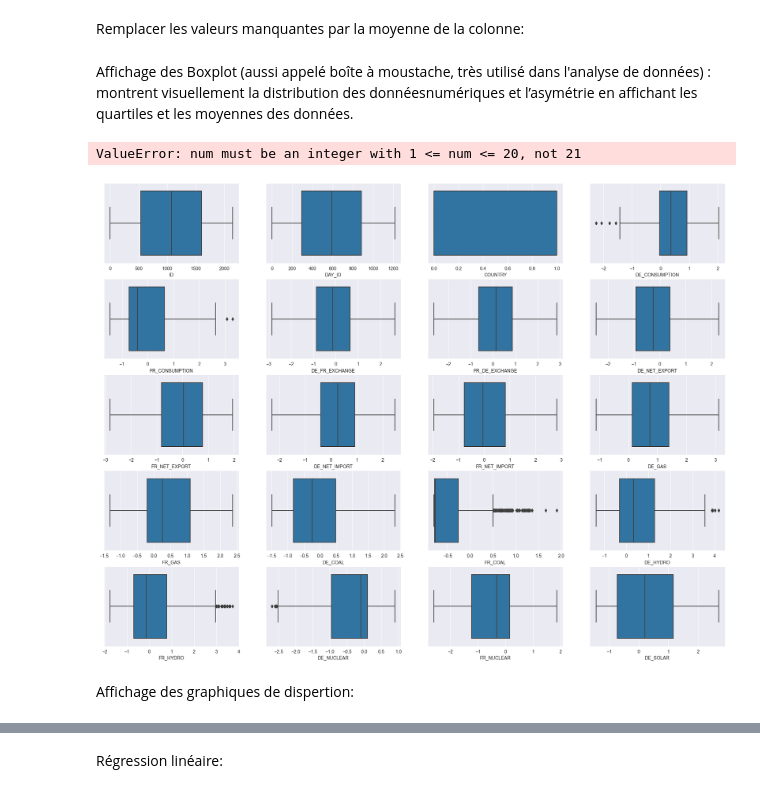
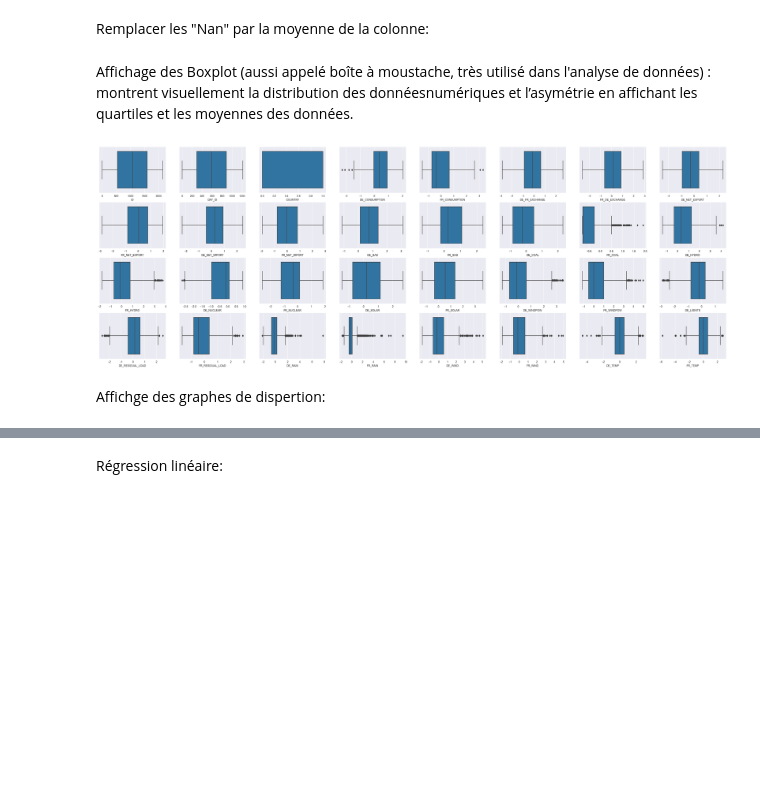
Before and after one commit to LichioAK/Projet_ML-L3, a Jupyter notebook: Project.ipynb, the cells around one changed output, grey strips where cells are left out. Saved outputs shown, nothing was run; the diff lists cells and outputs as text; code cells hidden in the pictures; blank space fills up the shorter version.

```diff
--- a/Project.ipynb
+++ b/Project.ipynb
@@ -7,8 +7,6 @@ import numpy as np
 import pandas as pd
 import seaborn as sns
 import matplotlib.pyplot as plt
-from sklearn.metrics import r2_score, mean_squared_error
-from sklearn.model_selection import train_test_split
 from sklearn.linear_model import LinearRegression
 from tqdm import tqdm
 from pandas import DataFrame
@@ -17,7 +15,7 @@ from sklearn.linear_model import Lasso
 from sklearn.neighbors import KNeighborsRegressor
 from sklearn.multioutput import MultiOutputRegressor
 
-data_X = pd.read_csv('Data_X.csv')
-data_Y = pd.read_csv('Data_Y.csv')
-new_X = pd.read_csv('DataNew_X.csv')
+Data_X = pd.read_csv('Data_X.csv')
+Data_Y = pd.read_csv('Data_Y.csv')
+New_data_X = pd.read_csv('DataNew_X.csv')
 # %% [markdown]
@@ -25,13 +23,13 @@ Remplacer les valeurs de DE et FR dans la colonne "country" pour qu'elles soient
 # %%
-for i in range(0, len(data_X)):
-    if data_X.iloc[i, 2]=='FR':
-        data_X.iloc[i, 2] = 1
-    elif data_X.iloc[i, 2]=='DE':
-        data_X.iloc[i, 2] = 0
-for i in range (0, len(new_X)):
-    if new_X.iloc[i, 2] == 'FR':
-        new_X.iloc[i, 2] = 1
-    elif new_X.iloc[i, 2] == 'DE':
-        new_X.iloc[i, 2] = 0
+for i in range(0, len(Data_X)):
+    if Data_X.iloc[i, 2]=='FR':
+        Data_X.iloc[i, 2] = 1
+    elif Data_X.iloc[i, 2]=='DE':
+        Data_X.iloc[i, 2] = 0
+for i in range (0, len(New_data_X)):
+    if New_data_X.iloc[i, 2] == 'FR':
+        New_data_X.iloc[i, 2] = 1
+    elif New_data_X.iloc[i, 2] == 'DE':
+        New_data_X.iloc[i, 2] = 0
 # %% [markdown]
-Remplacer les valeurs manquantes par la moyenne de la colonne:
+Remplacer les "Nan" par la moyenne de la colonne:
@@ -41,17 +36,19 @@ new_X = new_X.fillna(new_X.mean())
+# %%
+Data_X = Data_X.fillna(Data_X.mean())
+New_data_X = New_data_X.fillna(New_data_X.mean())
 # %% [markdown]
 Affichage des Boxplot (aussi appelé boîte à moustache, très utilisé dans l'analyse de données) :
 montrent visuellement la distribution des donnéesnumériques et l’asymétrie en affichant les quartiles et les moyennes des données.
 # %%
-plt.figure(figsize=(8*3, 6*3))
-for i, j in enumerate(data_X.describe().columns):
+plt.figure(figsize=(14*3, 6*3))
+for i, j in enumerate(Data_X.describe().columns):
     if i >= 32:
         break
-    plt.subplot(5,4, i+1)
-    sns.boxplot(x=data_X.loc[:][j])
+    plt.subplot(5,8, i+1)
+    sns.boxplot(x=Data_X.loc[:][j])
 plt.show()
 # %% [output]
-ValueError: num must be an integer with 1 <= num <= 20, not 21
-[figure, old version]
+[figure, new version]
 # %% [markdown]
-Affichage des graphiques de dispertion:
+Affichge des graphes de dispertion:
 # %%
```
Also changed, not shown: parts of 20 cells of this notebook.
